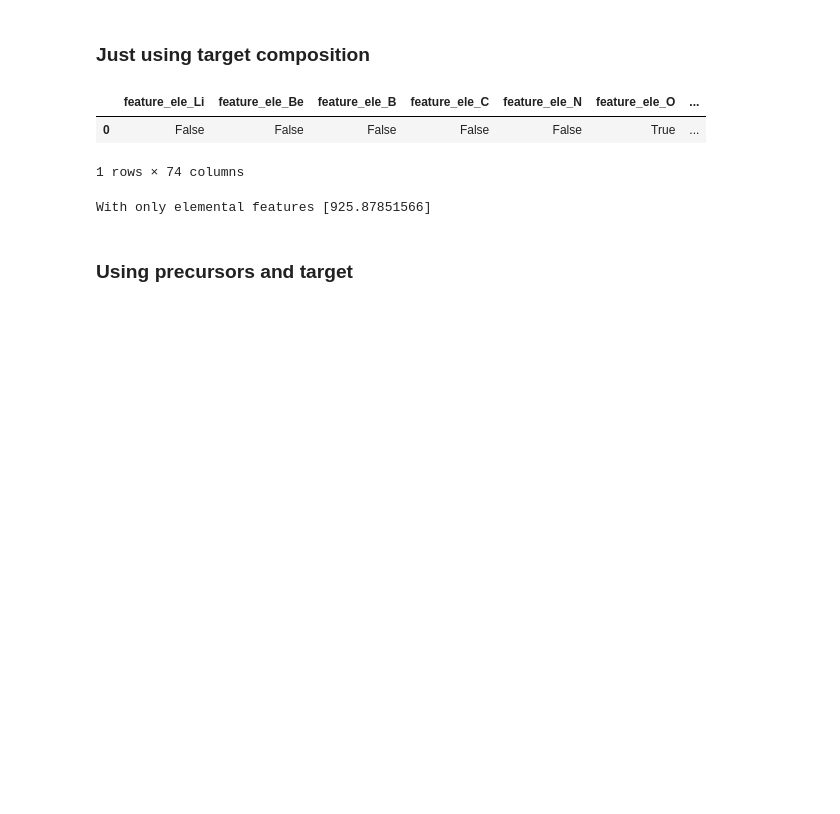
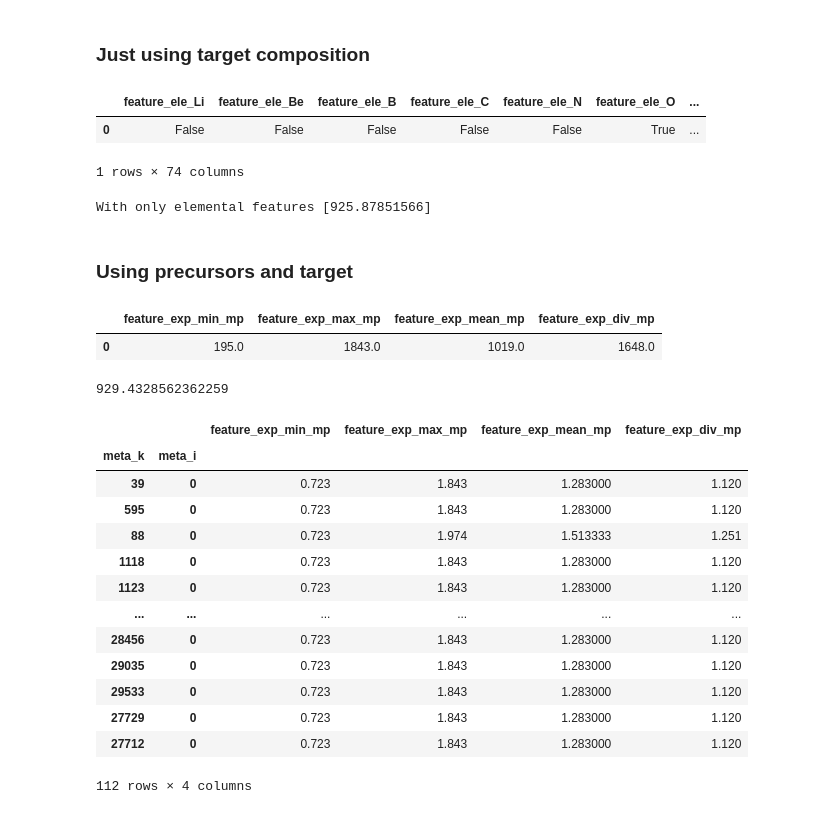
Before and after one commit to TRI-AMDD/synthesis_tutorial, a Jupyter notebook: notebooks/tutorial.ipynb, the cells around one changed output. Cells and saved outputs as stored; diff of their text form; code cells hidden in the pictures; blank space fills up the shorter version.

```diff
--- a/notebooks/tutorial.ipynb
+++ b/notebooks/tutorial.ipynb
@@ -978,0 +1100,5 @@ recipe = """
+# %%
+make_melt_features(['Li2O2', 'TiO2'])
+# %% [output]
+|  | feature_exp_min_mp | feature_exp_max_mp | feature_exp_mean_mp | feature_exp_div_mp |
+| 0 | 195.0 | 1843.0 | 1019.0 | 1648.0 |
@@ -978,0 +1130,23 @@ recipe = """
+# %%
+get_prediction("Li2TiO3", ["TiO2", "Li2CO3"])
+# %% [output]
+929.4328562362259
+# %%
+li_ti_recipes = carb_oxi[numpy.logical_and(carb_oxi.feature_ele_Li, carb_oxi.feature_ele_Ti)]
+# %%
+li_ti_recipes[melt_feature_labels]
+# %% [output]
+|  |  | feature_exp_min_mp | feature_exp_max_mp | feature_exp_mean_mp | feature_exp_div_mp |
+| meta_k | meta_i |  |  |  |  |
+| 39 | 0 | 0.723 | 1.843 | 1.283000 | 1.120 |
+| 595 | 0 | 0.723 | 1.843 | 1.283000 | 1.120 |
+| 88 | 0 | 0.723 | 1.974 | 1.513333 | 1.251 |
+| 1118 | 0 | 0.723 | 1.843 | 1.283000 | 1.120 |
+| 1123 | 0 | 0.723 | 1.843 | 1.283000 | 1.120 |
+| ... | ... | ... | ... | ... | ... |
+| 28456 | 0 | 0.723 | 1.843 | 1.283000 | 1.120 |
+| 29035 | 0 | 0.723 | 1.843 | 1.283000 | 1.120 |
+| 29533 | 0 | 0.723 | 1.843 | 1.283000 | 1.120 |
+| 27729 | 0 | 0.723 | 1.843 | 1.283000 | 1.120 |
+| 27712 | 0 | 0.723 | 1.843 | 1.283000 | 1.120 |
+112 rows × 4 columns
```
Also changed, not shown: parts of 19 cells of this notebook.
